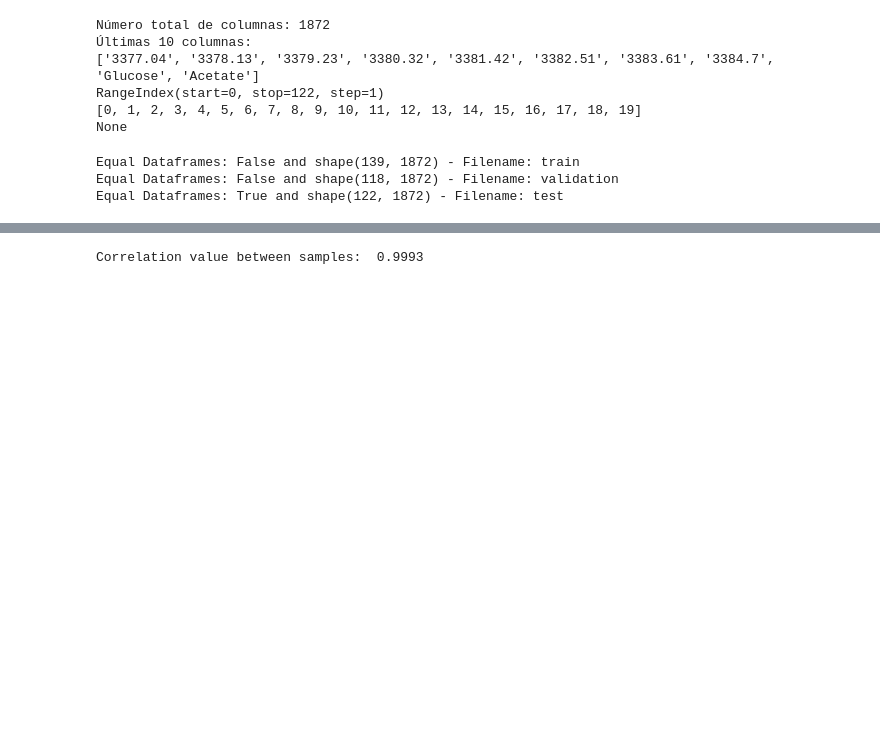
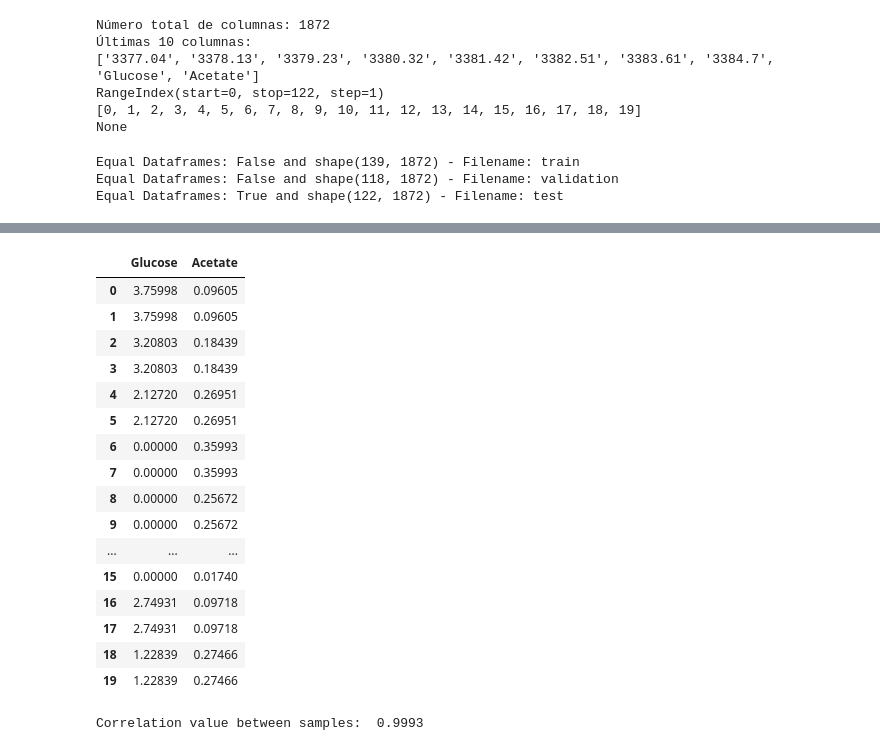
Before and after one commit to DanielU1603/Soft-Biosensor, a Jupyter notebook: Exploratory Analysis/ecoli_fermentation.ipynb, the cells around one changed output, grey strips where cells are left out. Cells and saved outputs as stored; diff of their text form; code cells hidden in the pictures; blank space fills up the shorter version.

```diff
--- a/Exploratory Analysis/ecoli_fermentation.ipynb
+++ b/Exploratory Analysis/ecoli_fermentation.ipynb
@@ -139,3 +215,25 @@ Equal Dataframes: True and shape(122, 1872) - Filename: test
+# %%
+#visualizing first 10 rows for validation_df
+
+test_df.loc[:, ["Glucose", "Acetate"]].head(20)
+# %% [output]
+|  | Glucose | Acetate |
+| 0 | 3.75998 | 0.09605 |
+| 1 | 3.75998 | 0.09605 |
+| 2 | 3.20803 | 0.18439 |
+| 3 | 3.20803 | 0.18439 |
+| 4 | 2.12720 | 0.26951 |
+| 5 | 2.12720 | 0.26951 |
+| 6 | 0.00000 | 0.35993 |
+| 7 | 0.00000 | 0.35993 |
+| 8 | 0.00000 | 0.25672 |
+| 9 | 0.00000 | 0.25672 |
+| ... | ... | ... |
+| 15 | 0.00000 | 0.01740 |
+| 16 | 2.74931 | 0.09718 |
+| 17 | 2.74931 | 0.09718 |
+| 18 | 1.22839 | 0.27466 |
+| 19 | 1.22839 | 0.27466 |
 # %%
 #checking similarities between samples
 
```
Also changed, not shown: parts of 6 cells of this notebook.
